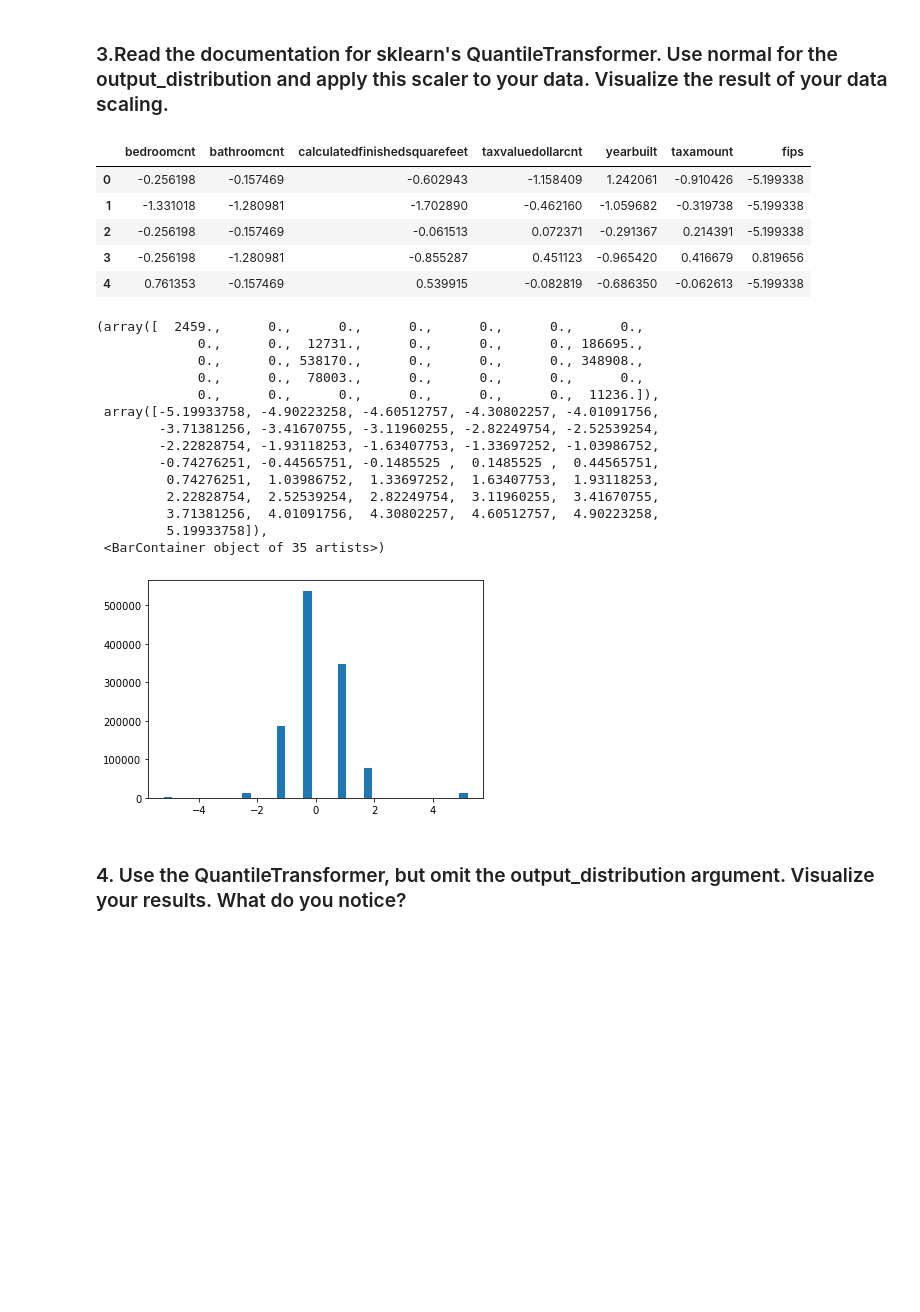
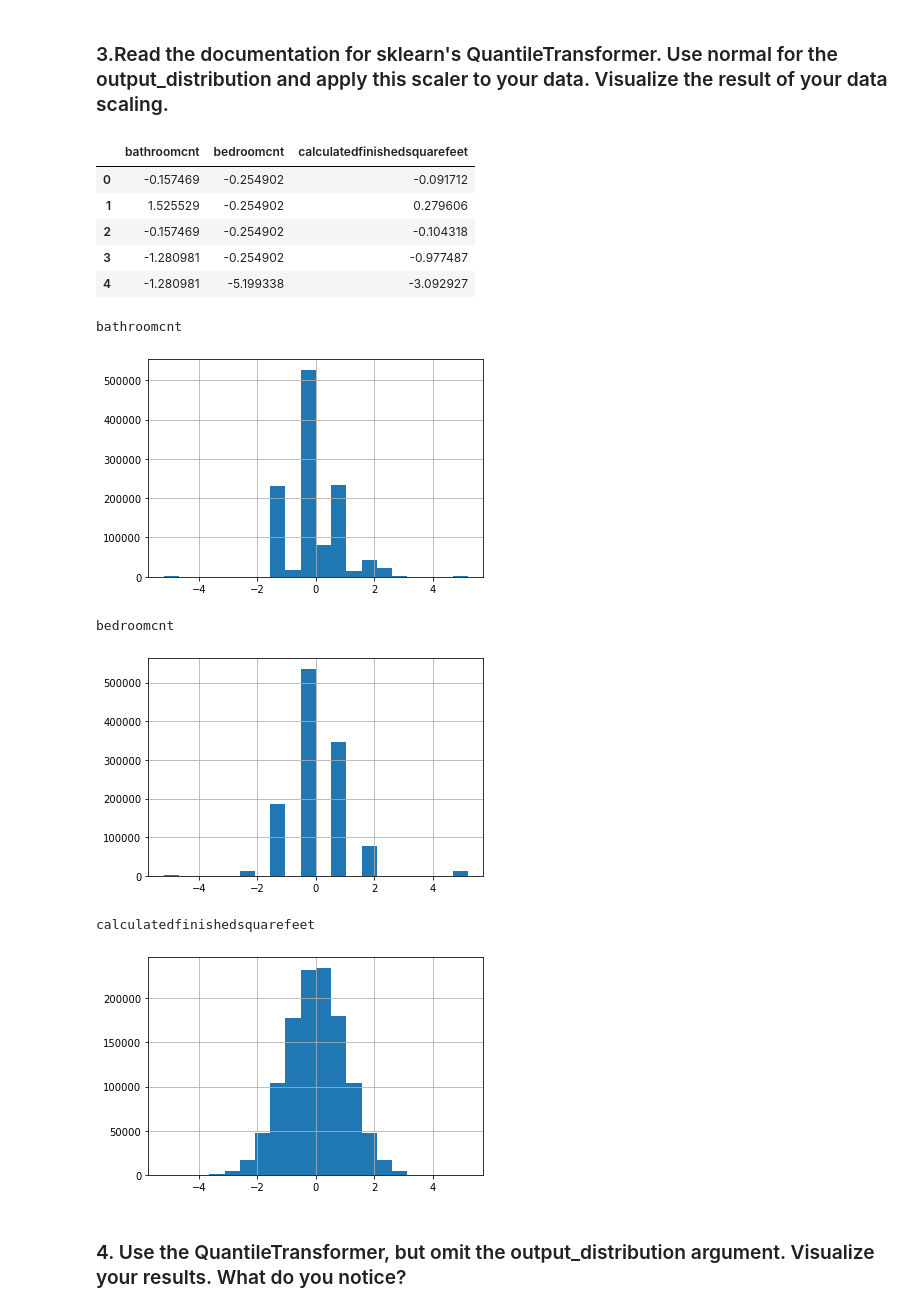
Before and after one commit to Saroj6632/Linear-Regression, a Jupyter notebook: scaling.ipynb, the cells around one changed output. Saved outputs shown, nothing was run; the diff lists cells and outputs as text; code cells hidden in the pictures; blank space fills up the shorter version.

```diff
--- a/scaling.ipynb
+++ b/scaling.ipynb
@@ -103,15 +100,15 @@ scaler.fit(x_train)
 MinMaxScaler()
 # %%
 #use.transform to apply scaling to all splitted data samples
-x_train_scaled = scaler.transform(x_train)
-x_validate_scaled = scaler.transform(x_validate)
-x_test_scaled = scaler.transform(x_test)
+x_train_scaled = scaler.transform(x_train[scale_col])
+x_validate_scaled = scaler.transform(x_validate[scale_col])
+x_test_scaled = scaler.transform(x_test[scale_col])
 # %%
 # for col in x_train:
 #     scaler=sklearn.preprocessing.MinMaxScaler()
 #     x_train[col]= scaler.fit_transform(x_train[[col]])
 # %%
 # this is new scaled fit and transformed data
-x_train_scaled_df = pd.DataFrame(x_train_scaled, columns=x_train.columns)
+x_train_scaled_df = pd.DataFrame(x_train_scaled, columns=scale_col)
 x_train_scaled_df.head()
 # %% [output]
@@ -159,35 +148,29 @@ df.head()
 ### 3.Read the documentation for sklearn's QuantileTransformer. Use normal for the output_distribution and apply this scaler to your data. Visualize the result of your data scaling.
 # %%
 quantile_transformer = sklearn.preprocessing.QuantileTransformer(output_distribution='normal', random_state=123)
-x_train_quantile= quantile_transformer.fit_transform(x_train)
+x_train_quantile= quantile_transformer.fit_transform(x_train[scale_col])
 # %%
-quantile= pd.DataFrame(x_train_quantile, columns=x_train.columns)
+quantile= pd.DataFrame(x_train_quantile, columns=scale_col)
 quantile.head()
 # %% [output]
-|  | bedroomcnt | bathroomcnt | calculatedfinishedsquarefeet | taxvaluedollarcnt | yearbuilt | taxamount | fips |
-| 0 | -0.256198 | -0.157469 | -0.602943 | -1.158409 | 1.242061 | -0.910426 | -5.199338 |
-| 1 | -1.331018 | -1.280981 | -1.702890 | -0.462160 | -1.059682 | -0.319738 | -5.199338 |
-| 2 | -0.256198 | -0.157469 | -0.061513 | 0.072371 | -0.291367 | 0.214391 | -5.199338 |
-| 3 | -0.256198 | -1.280981 | -0.855287 | 0.451123 | -0.965420 | 0.416679 | 0.819656 |
-| 4 | 0.761353 | -0.157469 | 0.539915 | -0.082819 | -0.686350 | -0.062613 | -5.199338 |
+|  | bathroomcnt | bedroomcnt | calculatedfinishedsquarefeet |
+| 0 | -0.157469 | -0.254902 | -0.091712 |
+| 1 | 1.525529 | -0.254902 | 0.279606 |
+| 2 | -0.157469 | -0.254902 | -0.104318 |
+| 3 | -1.280981 | -0.254902 | -0.977487 |
+| 4 | -1.280981 | -5.199338 | -3.092927 |
 # %%
-plt.hist(quantile.bedroomcnt, bins=35)
+for col in quantile:
+    print(col)
+    quantile[col].hist(bins=20)
+    plt.show()
 # %% [output]
-(array([  2459.,      0.,      0.,      0.,      0.,      0.,      0.,
-             0.,      0.,  12731.,      0.,      0.,      0., 186695.,
-             0.,      0., 538170.,      0.,      0.,      0., 348908.,
-             0.,      0.,  78003.,      0.,      0.,      0.,      0.,
-             0.,      0.,      0.,      0.,      0.,      0.,  11236.]),
- array([-5.19933758, -4.90223258, -4.60512757, -4.30802257, -4.01091756,
-        -3.71381256, -3.41670755, -3.11960255, -2.82249754, -2.52539254,
-        -2.22828754, -1.93118253, -1.63407753, -1.33697252, -1.03986752,
-        -0.74276251, -0.44565751, -0.1485525 ,  0.1485525 ,  0.44565751,
-         0.74276251,  1.03986752,  1.33697252,  1.63407753,  1.93118253,
-         2.22828754,  2.52539254,  2.82249754,  3.11960255,  3.41670755,
-         3.71381256,  4.01091756,  4.30802257,  4.60512757,  4.90223258,
-         5.19933758]),
- <BarContainer object of 35 artists>)
+bathroomcnt
-[figure, old version]
+[figure, new version]
+bedroomcnt
+[figure, added]
+calculatedfinishedsquarefeet
+[figure, added]
 # %% [markdown]
 ### 4. Use the QuantileTransformer, but omit the output_distribution argument. Visualize your results. What do you notice?
 # %%
```
Also changed, not shown: parts of 16 cells of this notebook.
